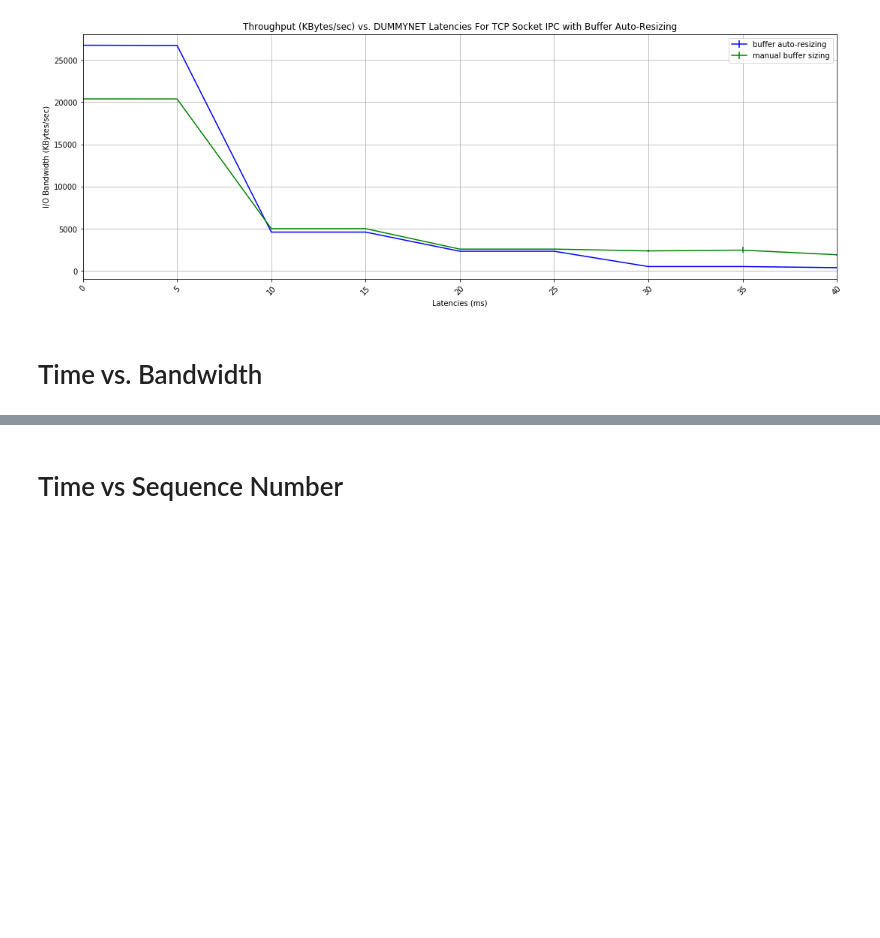
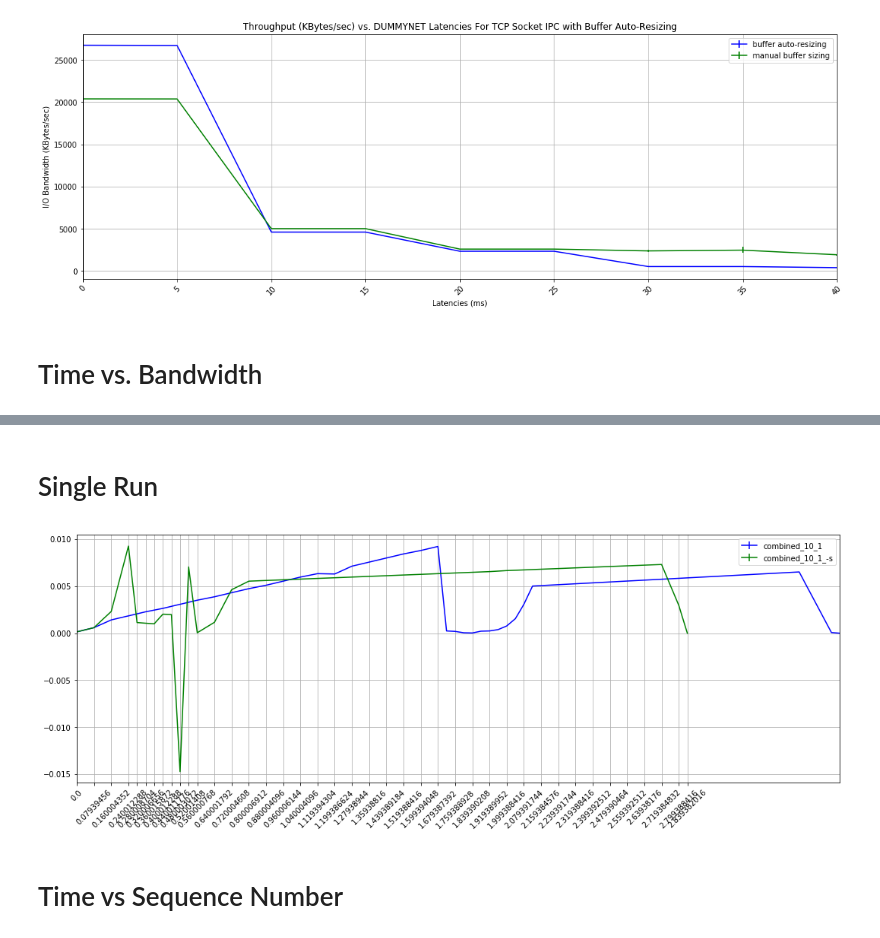
Before and after one commit to Michael137/os, a Jupyter notebook: l41-labs/lab3/lab3.ipynb, the cells around one changed output, grey strips where cells are left out. Saved outputs shown, nothing was run; the diff lists cells and outputs as text; code cells hidden in the pictures; blank space fills up the shorter version.

```diff
--- a/l41-labs/lab3/lab3.ipynb
+++ b/l41-labs/lab3/lab3.ipynb
@@ -732,3 +617,19 @@ p = graph(times, tps, 1, label="0ms latency")
+# %% [markdown]
+# Single Run
+# %%
+RUNS = 8
+FLAGS = ""
+EXE = "ipc-static"
+
+FILENAME="combined_10_1"
+(t1, b1) = time_bw_data(FILENAME)
+p = graph(t1, b1, 1, label=FILENAME)
+
+FILENAME="combined_10_1_-s"
+(t2, b2) = time_bw_data(FILENAME)
+p = graph(t2, b2, 1, label=FILENAME, axis = p)
+# %% [output]
+[figure, added]
 # %% [markdown]
 # Time vs Sequence Number
 # %%
```
Also changed, not shown: parts of 14 cells of this notebook, 9 other files.
